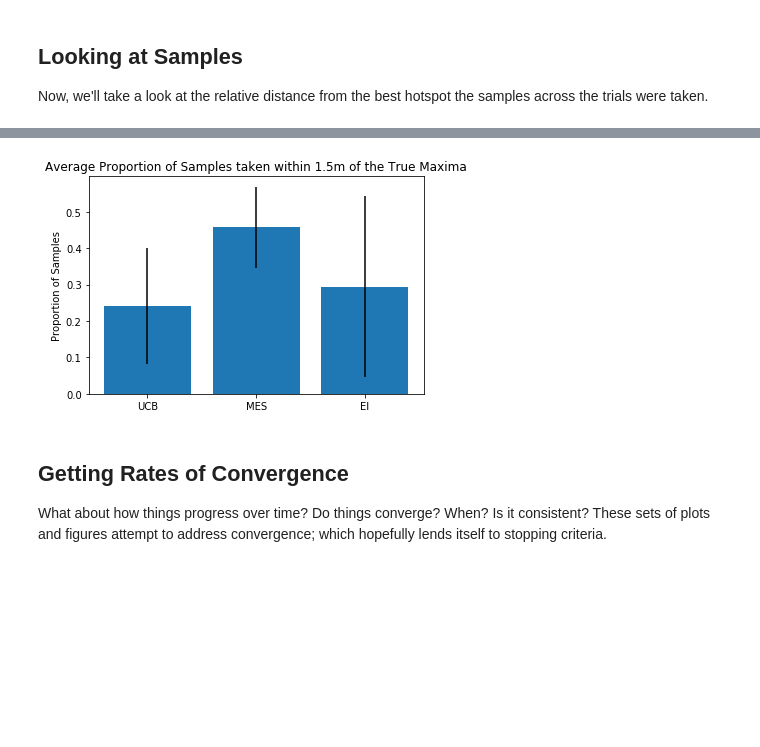
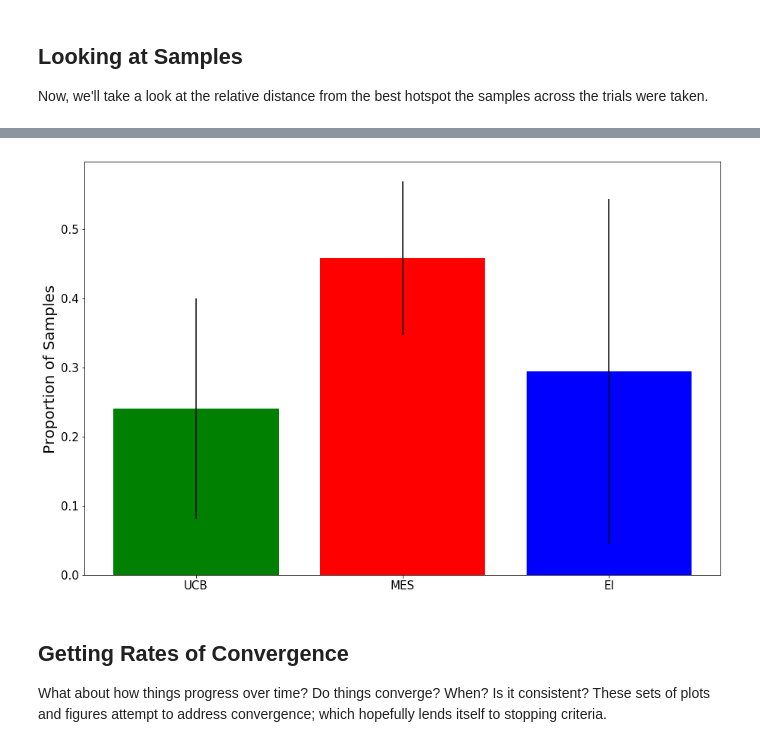
Before and after one commit to expeditionary-robotics/informative-path-planning, a Jupyter notebook: data_processing.ipynb, the cells around one changed output, grey strips where cells are left out. Saved outputs shown, nothing was run; the diff lists cells and outputs as text; code cells hidden in the pictures; blank space fills up the shorter version.

```diff
--- a/data_processing.ipynb
+++ b/data_processing.ipynb
@@ -15,6 +15,13 @@ from matplotlib import cm
 import os
 
 %matplotlib inline
+
+plt.rcParams['xtick.labelsize'] = 15
+plt.rcParams['ytick.labelsize'] = 15
+plt.rcParams['axes.labelsize'] = 20
+plt.rcParams['axes.titlesize'] = 20
+plt.rcParams['figure.figsize'] = (15,10)
+# print plt.rcParams.keys()
 # %%
 #get the data files
 f_mean = []
@@ -217,12 +225,13 @@ plt.show()
 # %%
 # make the proportional barcharts
-plt.bar(np.arange(3), [sum(m)/len(m) for m in (mean_prop, mes_prop, ei_prop)], yerr=[np.std(m) for m in (mean_prop, mes_prop, ei_prop)])
+plt.bar(np.arange(3), [sum(m)/len(m) for m in (mean_prop, mes_prop, ei_prop)], yerr=[np.std(m) for m in (mean_prop, mes_prop, ei_prop)], color=['g', 'r', 'b'])
 plt.xticks(np.arange(3),['UCB', 'MES', 'EI'])
 plt.ylabel('Proportion of Samples')
-plt.title('Average Proportion of Samples taken within 1.5m of the True Maxima')
+# plt.title('Average Proportion of Samples taken within 1.5m of the True Maxima')
+plt.savefig('prop_samples')
 plt.show()
 # %% [output]
-[figure, old version]
+[figure, new version]
 # %% [markdown]
 ## Getting Rates of Convergence
 What about how things progress over time? Do things converge? When? Is it consistent? These sets of plots and figures attempt to address convergence; which hopefully lends itself to stopping criteria.
```
Also changed, not shown: parts of 5 cells of this notebook, 3 other files.
